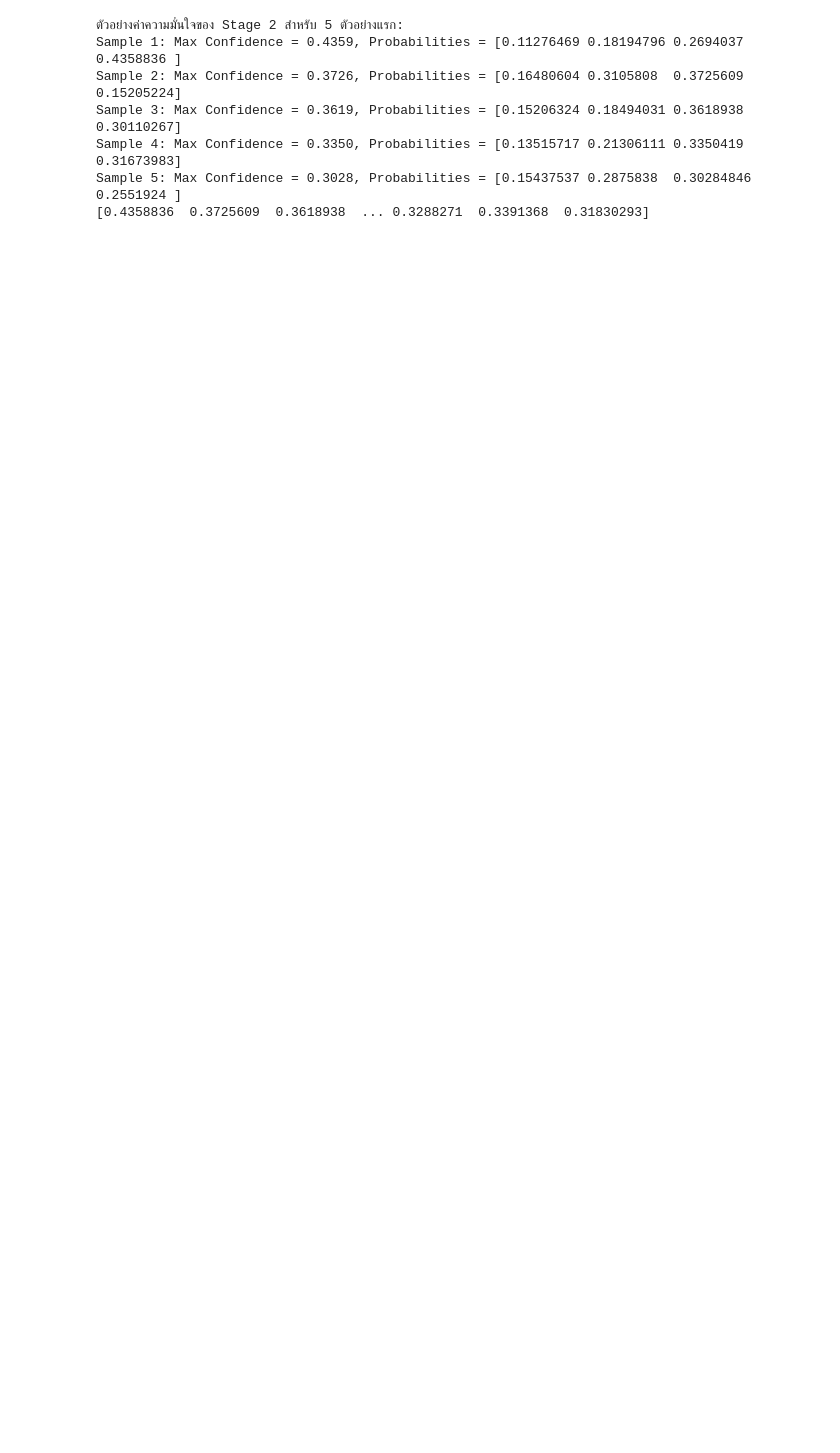
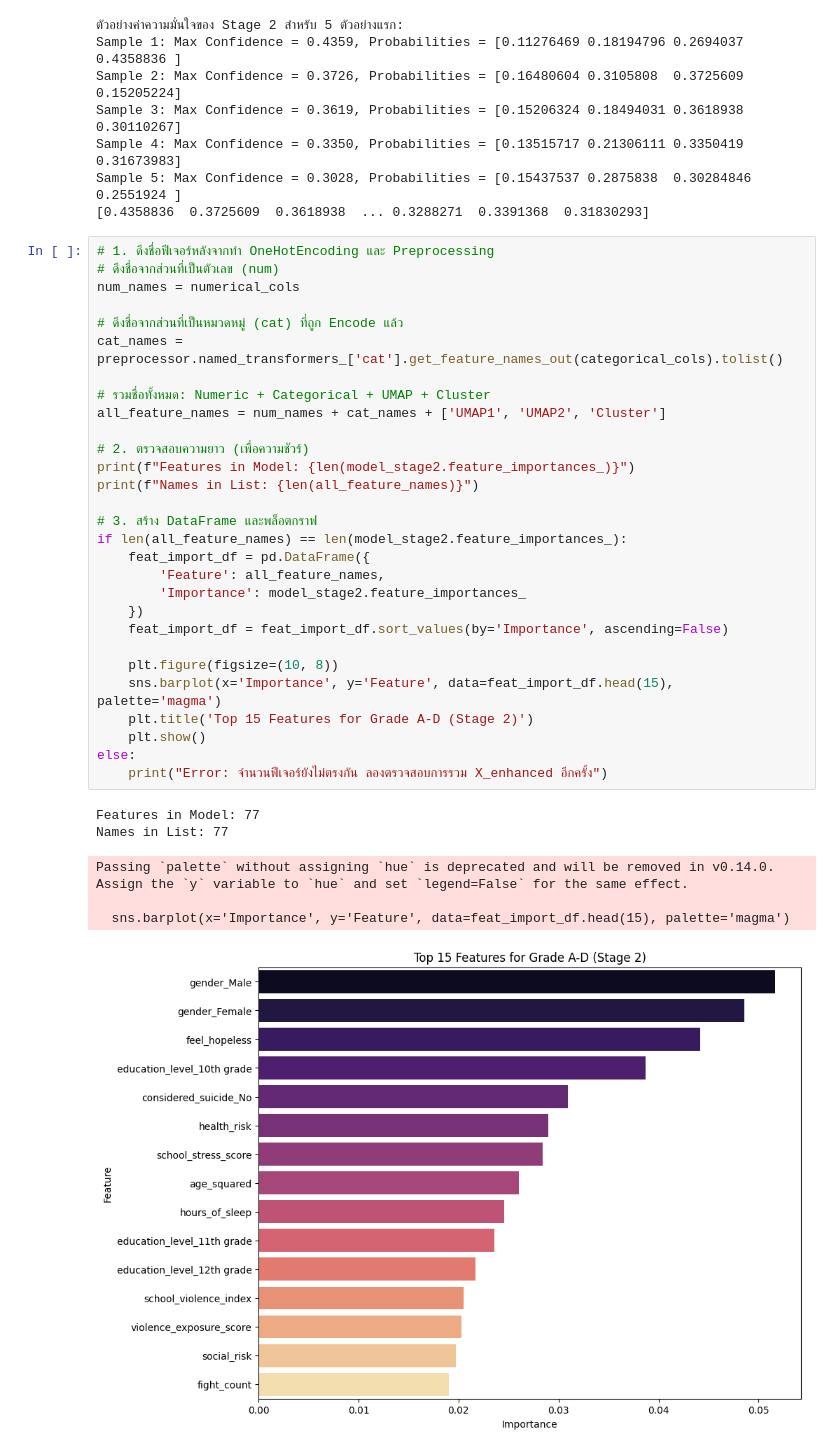
Before and after one commit to Finyakginshabu/alcoholic_tae, a Jupyter notebook: XGBoost.ipynb, the cells around one changed output. Cells and saved outputs as stored; diff of their text form; blank space fills up the shorter version.

```diff
--- a/XGBoost.ipynb
+++ b/XGBoost.ipynb
@@ -1531,3 +1511,39 @@ Sample 3: Max Confidence = 0.3619, Probabilities = [0.15206324 0.18494031 0.3618
 Sample 4: Max Confidence = 0.3350, Probabilities = [0.13515717 0.21306111 0.3350419  0.31673983]
 Sample 5: Max Confidence = 0.3028, Probabilities = [0.15437537 0.2875838  0.30284846 0.2551924 ]
 [0.4358836  0.3725609  0.3618938  ... 0.3288271  0.3391368  0.31830293]
+# %%
+# 1. ดึงชื่อฟีเจอร์หลังจากทำ OneHotEncoding และ Preprocessing
+# ดึงชื่อจากส่วนที่เป็นตัวเลข (num)
+num_names = numerical_cols
+
+# ดึงชื่อจากส่วนที่เป็นหมวดหมู่ (cat) ที่ถูก Encode แล้ว
+cat_names = preprocessor.named_transformers_['cat'].get_feature_names_out(categorical_cols).tolist()
+
+# รวมชื่อทั้งหมด: Numeric + Categorical + UMAP + Cluster
+all_feature_names = num_names + cat_names + ['UMAP1', 'UMAP2', 'Cluster']
+
+# 2. ตรวจสอบความยาว (เพื่อความชัวร์)
+print(f"Features in Model: {len(model_stage2.feature_importances_)}")
+print(f"Names in List: {len(all_feature_names)}")
+
+# 3. สร้าง DataFrame และพล็อตกราฟ
+if len(all_feature_names) == len(model_stage2.feature_importances_):
+    feat_import_df = pd.DataFrame({
+        'Feature': all_feature_names,
+        'Importance': model_stage2.feature_importances_
+    })
+    feat_import_df = feat_import_df.sort_values(by='Importance', ascending=False)
+
+    plt.figure(figsize=(10, 8))
+    sns.barplot(x='Importance', y='Feature', data=feat_import_df.head(15), palette='magma')
+    plt.title('Top 15 Features for Grade A-D (Stage 2)')
+    plt.show()
+else:
+    print("Error: จำนวนฟีเจอร์ยังไม่ตรงกัน ลองตรวจสอบการรวม X_enhanced อีกครั้ง")
+# %% [output]
+Features in Model: 77
+Names in List: 77
+Passing `palette` without assigning `hue` is deprecated and will be removed in v0.14.0. Assign the `y` variable to `hue` and set `legend=False` for the same effect.
+
+  sns.barplot(x='Importance', y='Feature', data=feat_import_df.head(15), palette='magma')
+[figure, added]
```
Also changed, not shown: parts of 7 cells of this notebook, 3 other files.
